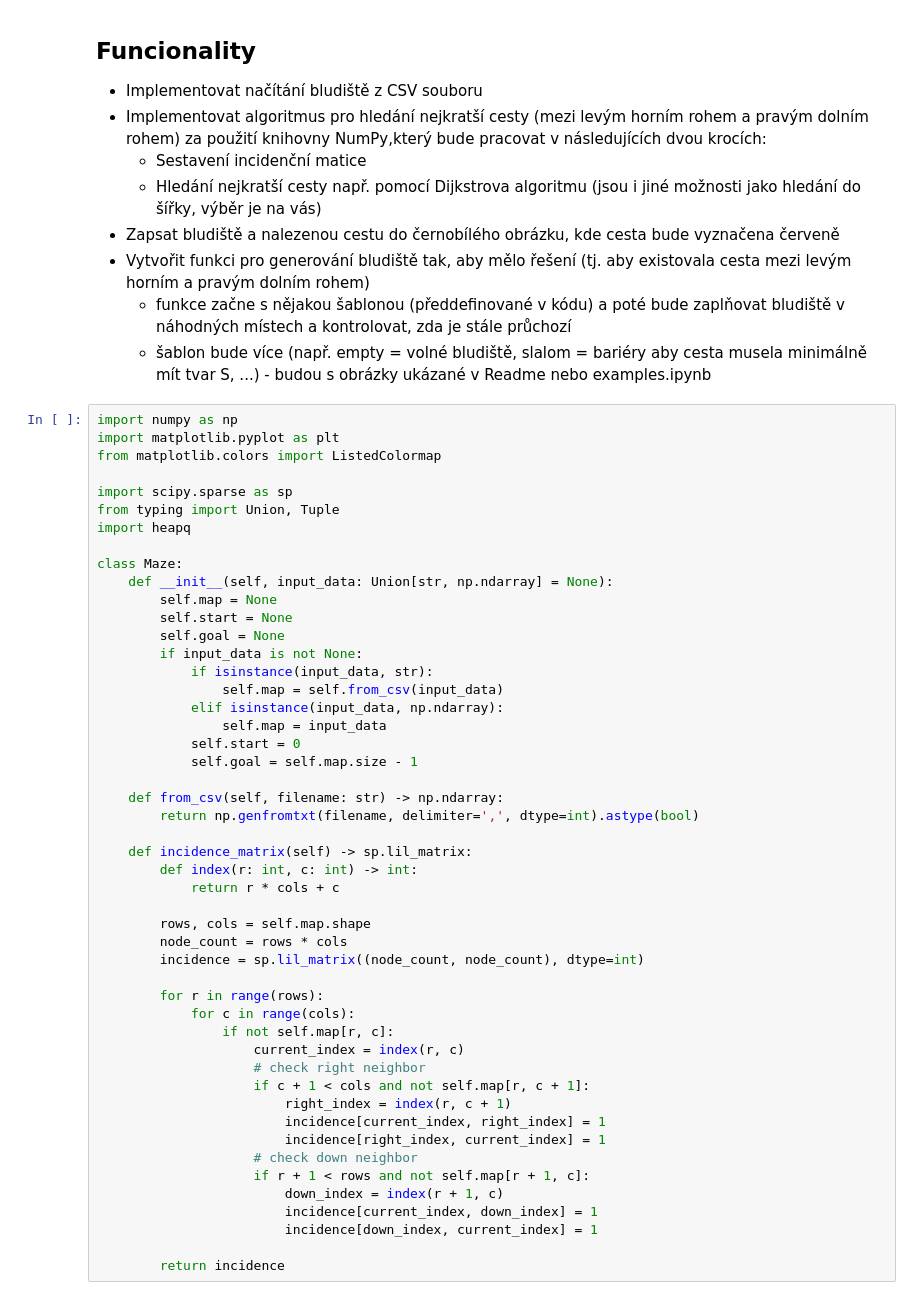
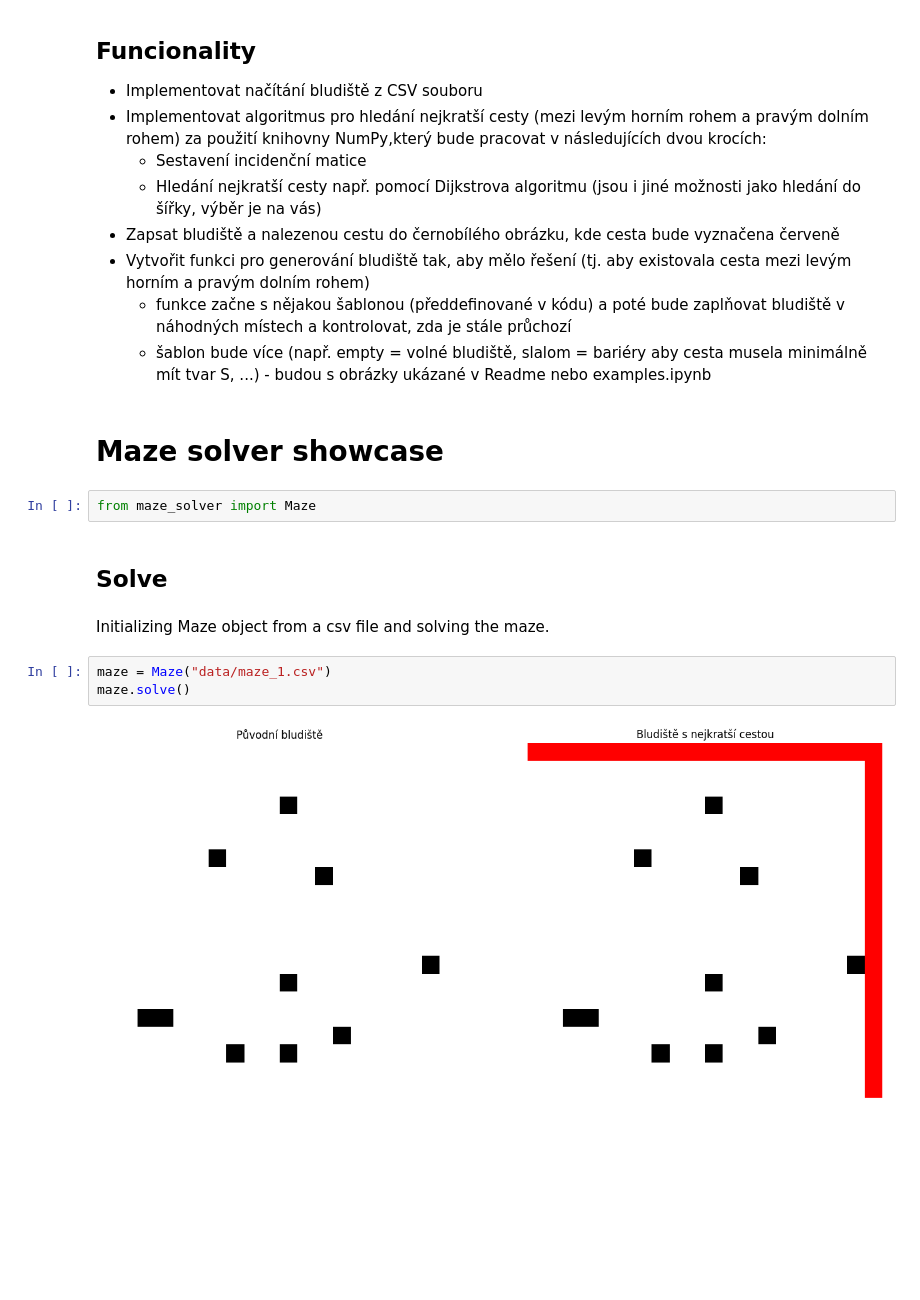
Before and after one commit to docherak/vvp_bludiste, a Jupyter notebook: solution.ipynb, the cells around one changed output. Drawn from its saved outputs; the diff is of its cells as text; blank space fills up the shorter version.

```diff
--- a/solution.ipynb
+++ b/solution.ipynb
@@ -31,52 +31,16 @@ Výstup bude formou obrázku (černá = neprostupná část, bílá = průchozí
   - funkce začne s nějakou šablonou (předdefinované v kódu) a poté bude zaplňovat bludiště v náhodných místech a kontrolovat, zda je stále průchozí
   - šablon bude více (např. empty = volné bludiště, slalom = bariéry
     aby cesta musela minimálně mít tvar S, \...) - budou s obrázky ukázané v Readme nebo examples.ipynb
-# %%
-import numpy as np
-import matplotlib.pyplot as plt
-from matplotlib.colors import ListedColormap
-
-import scipy.sparse as sp
-from typing import Union, Tuple
-import heapq
-
-class Maze:
-    def __init__(self, input_data: Union[str, np.ndarray] = None):
-        self.map = None
-        self.start = None
-        self.goal = None
-        if input_data is not None:
-            if isinstance(input_data, str):
-                self.map = self.from_csv(input_data)
-            elif isinstance(input_data, np.ndarray):
-                self.map = input_data
-            self.start = 0
-            self.goal = self.map.size - 1
-
-    def from_csv(self, filename: str) -> np.ndarray:
-        return np.genfromtxt(filename, delimiter=',', dtype=int).astype(bool)
-
-    def incidence_matrix(self) -> sp.lil_matrix:
-        def index(r: int, c: int) -> int:
-            return r * cols + c
-
-        rows, cols = self.map.shape
-        node_count = rows * cols
-        incidence = sp.lil_matrix((node_count, node_count), dtype=int)
-
-        for r in range(rows):
-            for c in range(cols):
-                if not self.map[r, c]:
-                    current_index = index(r, c)
-                    # check right neighbor
-                    if c + 1 < cols and not self.map[r, c + 1]:
-                        right_index = index(r, c + 1)
-                        incidence[current_index, right_index] = 1
-                        incidence[right_index, current_index] = 1
-                    # check down neighbor
-                    if r + 1 < rows and not self.map[r + 1, c]:
-                        down_index = index(r + 1, c)
-                        incidence[current_index, down_index] = 1
-                        incidence[down_index, current_index] = 1
-
-        return incidence
+# %% [markdown]
+# Maze solver showcase
+# %%
+from maze_solver import Maze
+# %% [markdown]
+## Solve
+# %% [markdown]
+Initializing Maze object from a csv file and solving the maze.
+# %%
+maze = Maze("data/maze_1.csv")
+maze.solve()
+# %% [output]
+[figure, added]
```
Also changed, not shown: parts of 5 cells of this notebook, 2 other files.
